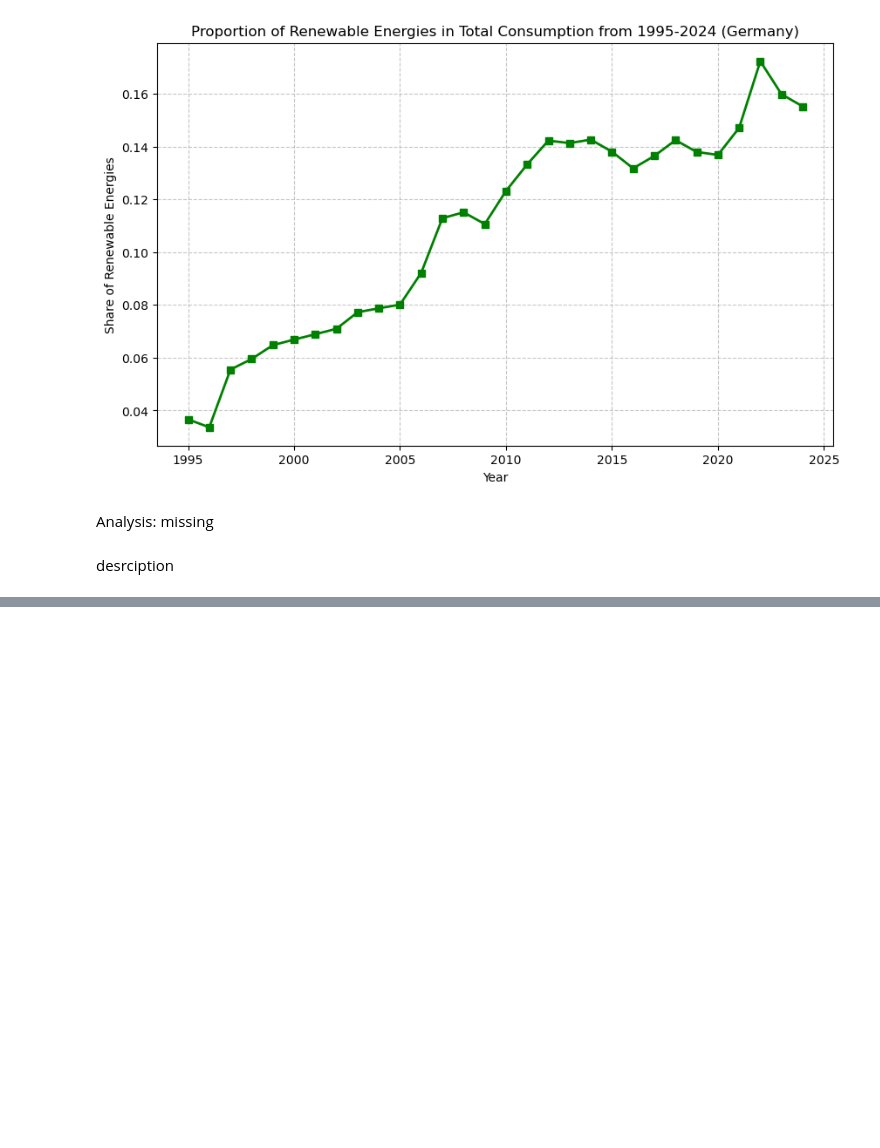
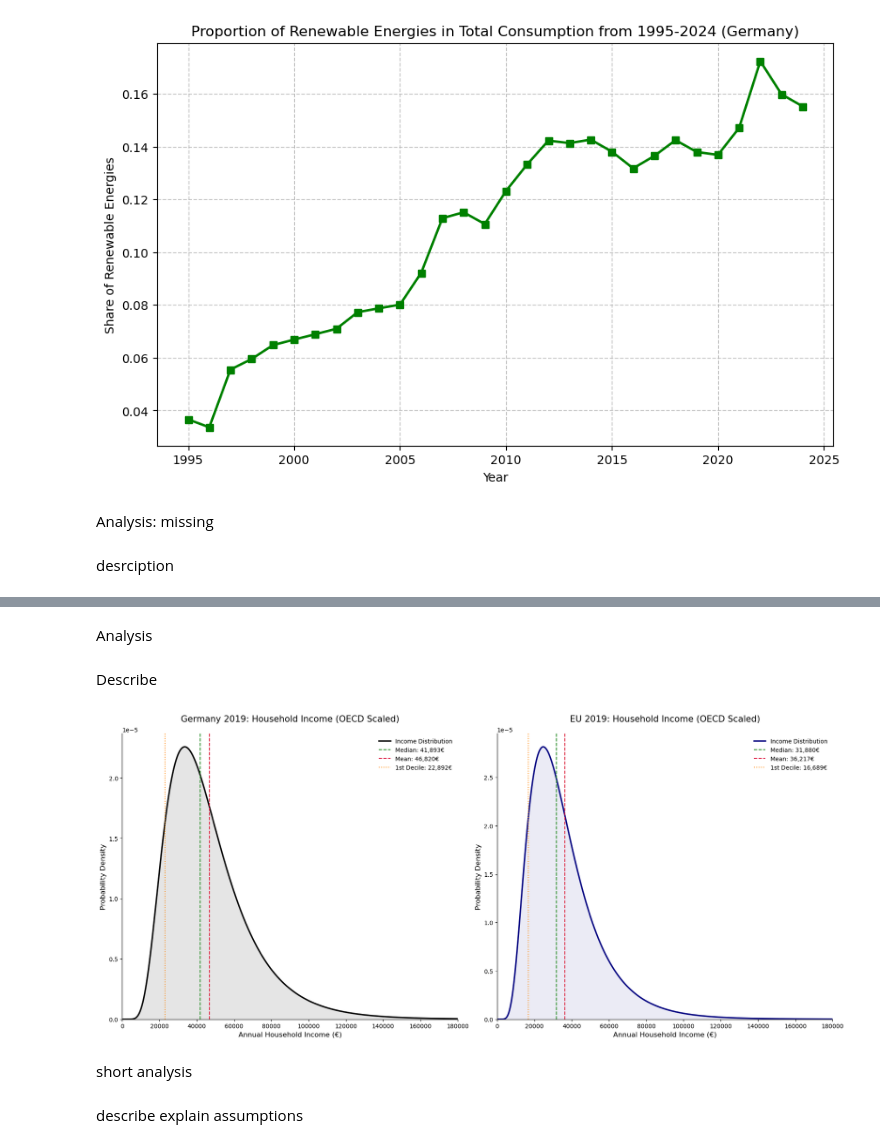
Before and after one commit to maximilianstarp/EnergyPoverty, a Jupyter notebook: src/analysis.ipynb, the cells around one changed output, grey strips where cells are left out. Drawn from its saved outputs; the diff is of its cells as text; code cells hidden in the pictures; blank space fills up the shorter version.

Commit message:
feat: finishing coded analysis, missing description and written analysis

```diff
--- a/src/analysis.ipynb
+++ b/src/analysis.ipynb
@@ -291,0 +466,79 @@ desrciption
+# %% [markdown]
+Analysis
+# %% [markdown]
+Describe
+# %%
+import numpy as np
+import matplotlib.pyplot as plt
+from scipy.stats import lognorm
+
+# --- 1. OECD Scale Configuration ---
+# 1st Adult: 1.0, 2nd Adult: 0.5, 1 Child: 0.3
+EQUIVALENCE_FACTOR = 1.8
+
+def get_hh_params(df_individual):
+    df_hh = df_individual.copy()
+    # Shift mu by the log of the equivalence factor
+    df_hh['mu'] = df_individual['mu'] + np.log(EQUIVALENCE_FACTOR)
+    df_hh['sigma'] = df_individual['sigma']
+    return df_hh
+
+# Transform dataframes
+df_params_GER_hh = get_hh_params(df_params_GER)
+df_params_EU_hh = get_hh_params(df_params_EU)
+
+# --- 2. Plotting Logic ---
+def get_pdf_data(df_params, year, x_range):
+    row = df_params[df_params['Year'] == year].iloc[0]
+    mu, sigma = row['mu'], row['sigma']
+    pdf = lognorm.pdf(x_range, sigma, scale=np.exp(mu))
+
+    median = np.exp(mu)
+    mean = np.exp(mu + (sigma**2 / 2))
+    first_decile = lognorm.ppf(0.10, sigma, scale=np.exp(mu))
+
+    return pdf, median, mean, first_decile
+
+# Requested range: 0 to 180,000
+x_axis = np.linspace(0.1, 180000, 1000)
+
+fig, (ax1, ax2) = plt.subplots(1, 2, figsize=(18, 8))
+
+# --- Plot 1: Germany 2019 (Household) ---
+pdf_g, med_g, avg_g, dec_g = get_pdf_data(df_params_GER_hh, 2019, x_axis)
+ax1.plot(x_axis, pdf_g, color='black', lw=2.5, label='Income Distribution')
+ax1.fill_between(x_axis, pdf_g, color='black', alpha=0.1) # Light fill
+ax1.axvline(med_g, color='forestgreen', ls='--', label=f'Median: {med_g:,.0f}€')
+ax1.axvline(avg_g, color='crimson', ls='--', label=f'Mean: {avg_g:,.0f}€')
+ax1.axvline(dec_g, color='darkorange', ls=':', label=f'1st Decile: {dec_g:,.0f}€')
+ax1.set_title("Germany 2019: Household Income (OECD Scaled)", fontsize=15, pad=20)
+
+# --- Plot 2: EU 2019 (Household) ---
+pdf_e, med_e, avg_e, dec_e = get_pdf_data(df_params_EU_hh, 2019, x_axis)
+ax2.plot(x_axis, pdf_e, color='navy', lw=2.5, label='Income Distribution')
+ax2.fill_between(x_axis, pdf_e, color='navy', alpha=0.08) # Light fill
+ax2.axvline(med_e, color='forestgreen', ls='--', label=f'Median: {med_e:,.0f}€')
+ax2.axvline(avg_e, color='crimson', ls='--', label=f'Mean: {avg_e:,.0f}€')
+ax2.axvline(dec_e, color='darkorange', ls=':', label=f'1st Decile: {dec_e:,.0f}€')
+ax2.set_title("EU 2019: Household Income (OECD Scaled)", fontsize=15, pad=20)
+
+# --- Formatting for both plots ---
+for ax in [ax1, ax2]:
+    ax.set_xlabel("Annual Household Income (€)", fontsize=12)
+    ax.set_ylabel("Probability Density", fontsize=12)
+    ax.set_xlim(0, 180000)
+    ax.set_ylim(bottom=0)
+    ax.grid(False)
+    ax.legend(frameon=False, loc='upper right')
+    ax.spines['top'].set_visible(False)
+    ax.spines['right'].set_visible(False)
+
+plt.tight_layout()
+plt.show()
+# %% [output]
+[figure, added]
+# %% [markdown]
+short analysis
+# %% [markdown]
+describe
+explain assumptions
```
Also changed, not shown: parts of 15 cells of this notebook.
